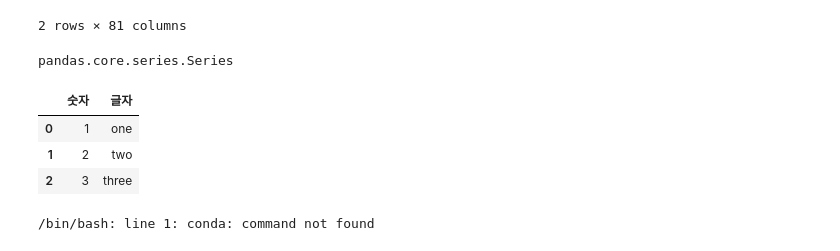
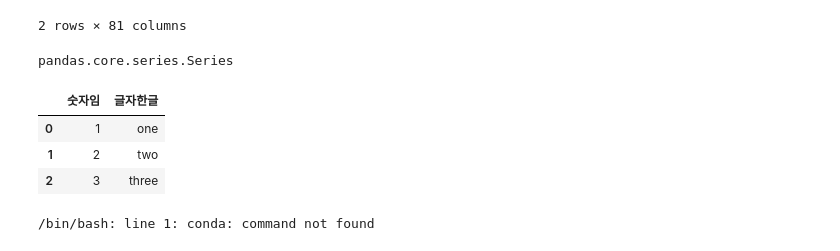
Before and after one commit to backdoor95/OJT, a Jupyter notebook: Python/Pandas.ipynb, the cells around one changed output. Cells and saved outputs as stored; diff of their text form; code cells hidden in the pictures.

```diff
--- a/Python/Pandas.ipynb
+++ b/Python/Pandas.ipynb
@@ -41,9 +41,9 @@ pandas.core.series.Series
 s1 = pd.core.series.Series([1,2,3])
 s2 = pd.core.series.Series(['one','two','three'])
 # %%
-pd.DataFrame(data=dict(숫자=s1, 글자=s2))
+pd.DataFrame(data=dict(숫자임=s1, 글자한글=s2))
 # %% [output]
-|  | 숫자 | 글자 |
+|  | 숫자임 | 글자한글 |
 | 0 | 1 | one |
 | 1 | 2 | two |
 | 2 | 3 | three |
```
Also changed, not shown: parts of 21 cells of this notebook, 4 other files.
